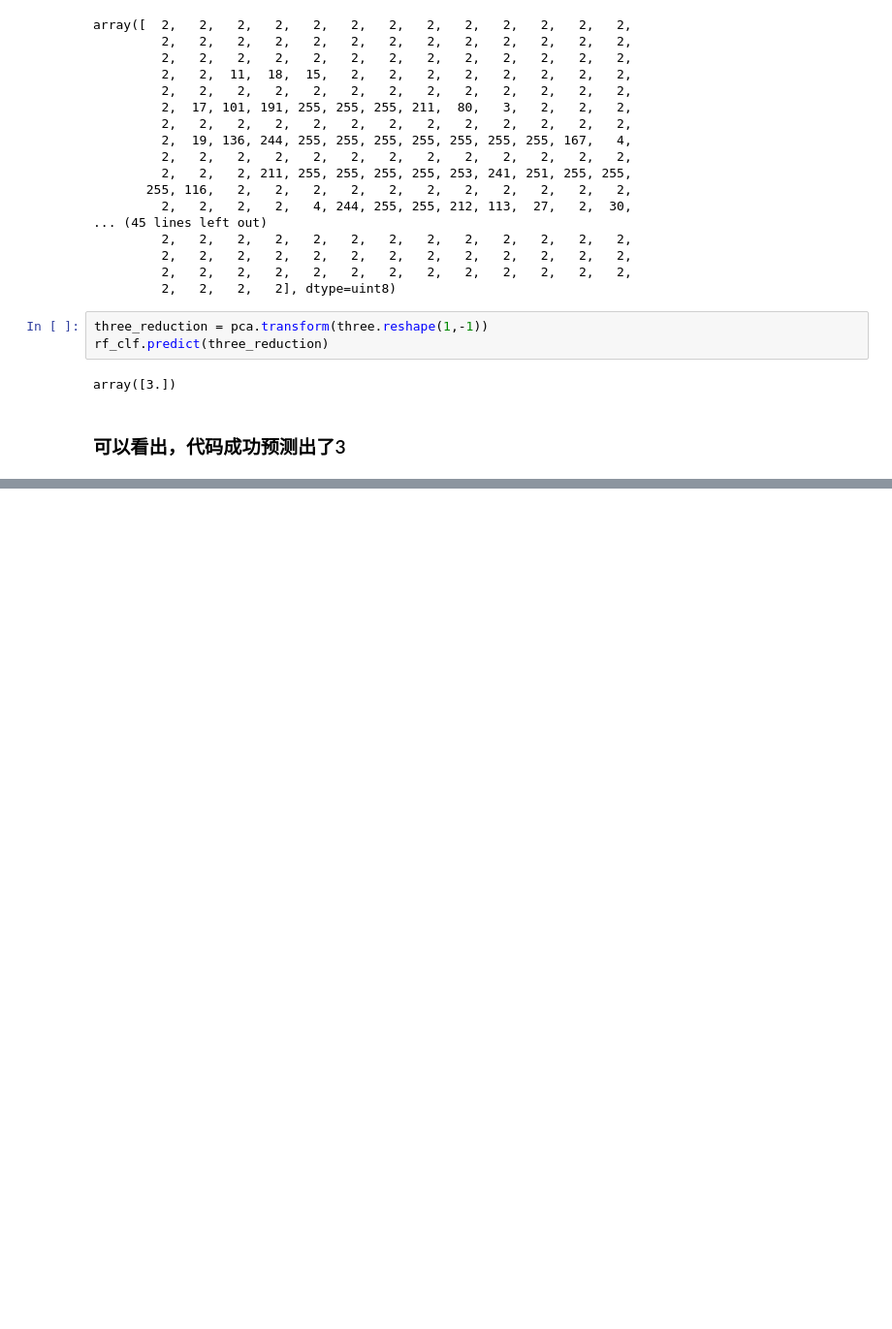
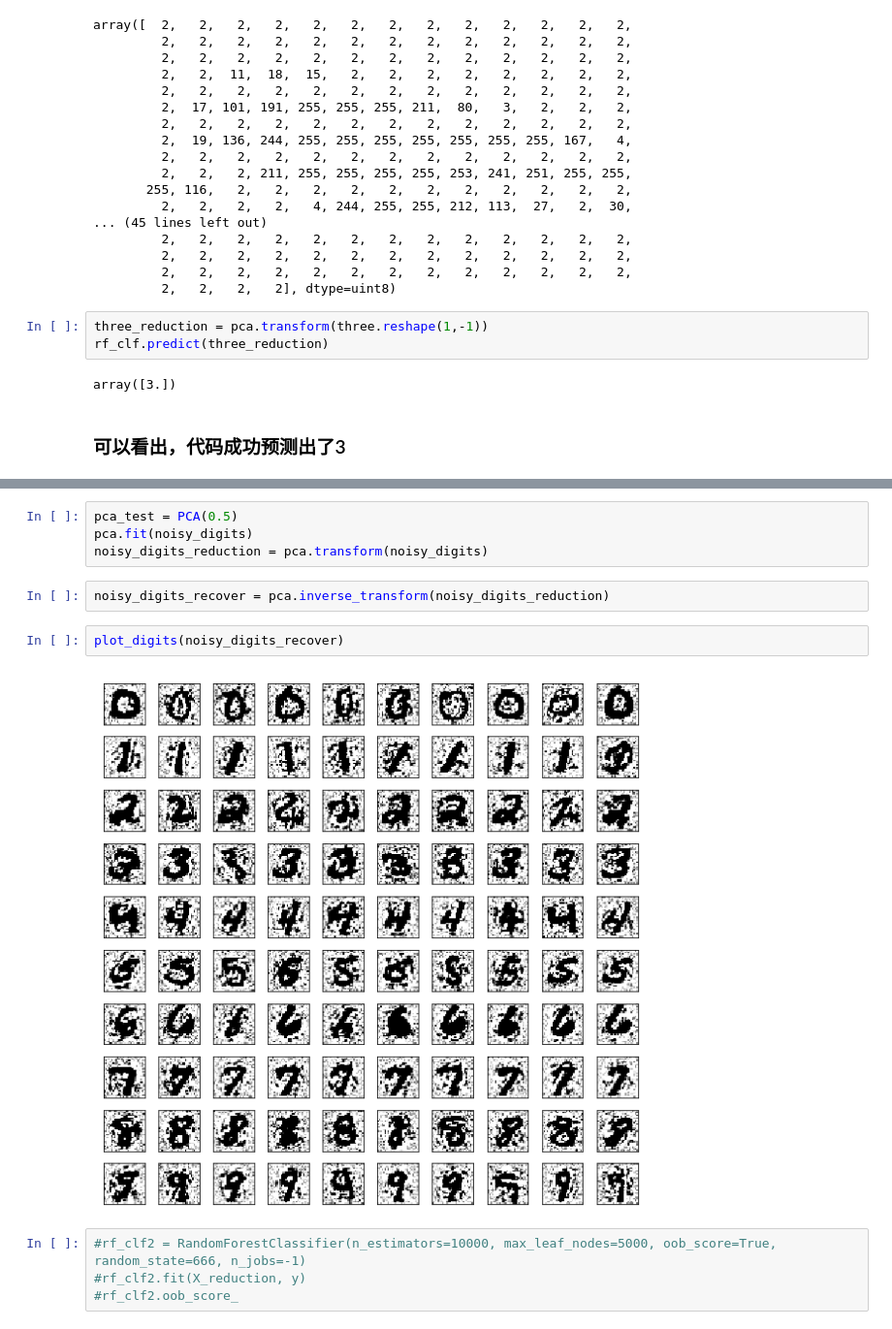
Before and after one commit to DingAllen/pattern-recognization-homework, a Jupyter notebook: random forest.ipynb, the cells around one changed output, grey strips where cells are left out. Shown: that part at 97% size. Drawn from its saved outputs; the diff is of its cells as text; blank space fills up the shorter version.

```diff
--- a/random forest.ipynb
+++ b/random forest.ipynb
@@ -81,0 +128,14 @@ array([3.])
+# %%
+pca_test = PCA(0.5)
+pca.fit(noisy_digits)
+noisy_digits_reduction = pca.transform(noisy_digits)
+# %%
+noisy_digits_recover = pca.inverse_transform(noisy_digits_reduction)
+# %%
+plot_digits(noisy_digits_recover)
+# %% [output]
+[figure, added]
+# %%
+#rf_clf2 = RandomForestClassifier(n_estimators=10000, max_leaf_nodes=5000, oob_score=True, random_state=666, n_jobs=-1)
+#rf_clf2.fit(X_reduction, y)
+#rf_clf2.oob_score_
```
Also changed, not shown: parts of 8 cells of this notebook.
